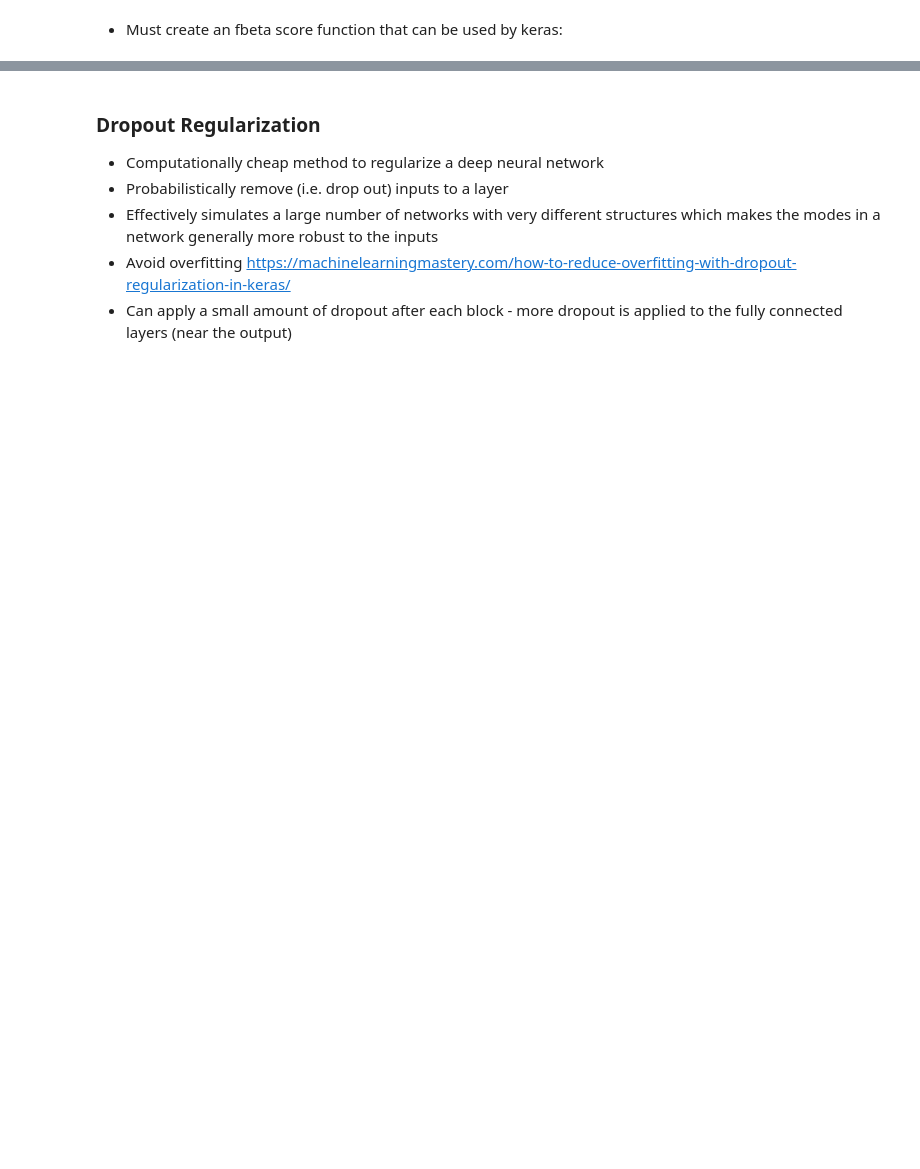
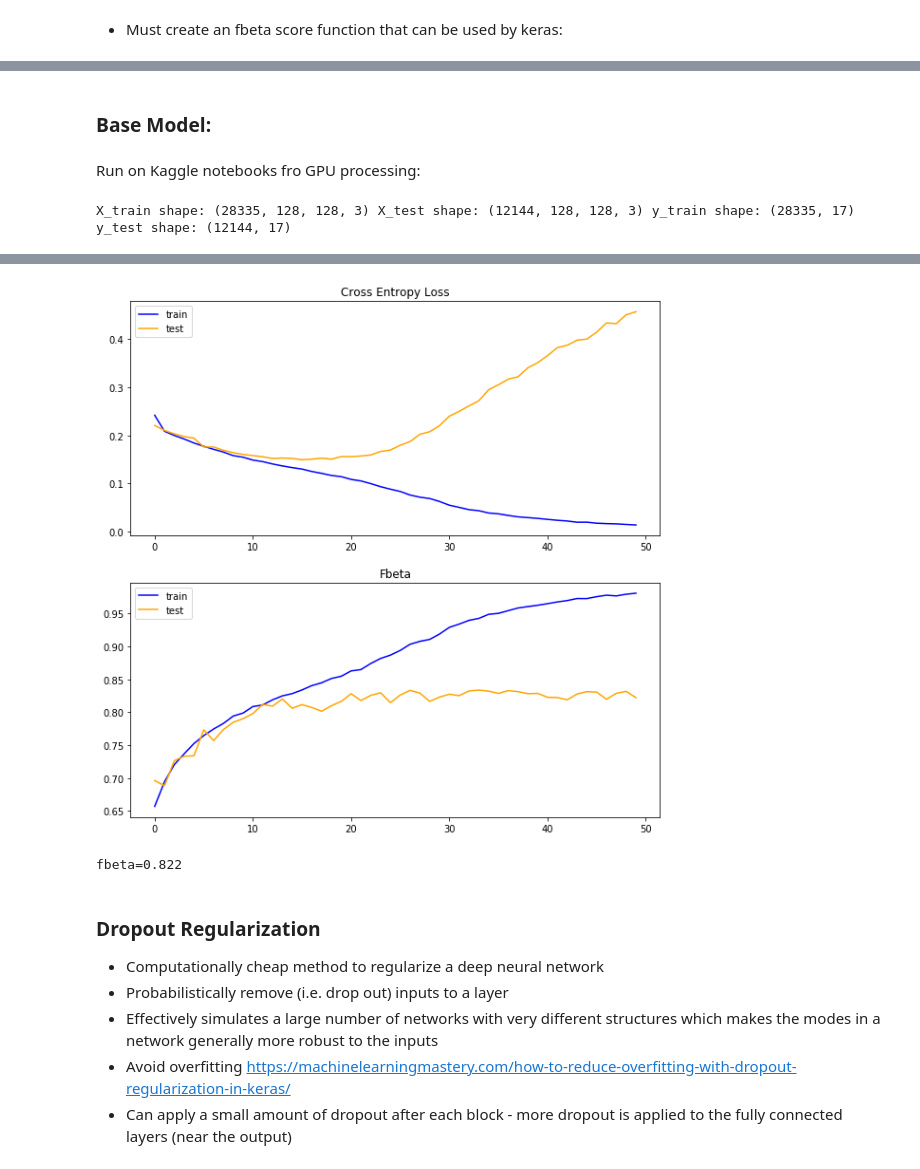
Before and after one commit to connormca12/Springboard-Projects, a Jupyter notebook: capstone-2/notebooks/machine_learning.ipynb, the cells around one changed output, grey strips where cells are left out. Drawn from its saved outputs; the diff is of its cells as text; code cells hidden in the pictures; blank space fills up the shorter version.

Commit message:
updates to machine learning notebook and readme

```diff
--- a/capstone-2/notebooks/machine_learning.ipynb
+++ b/capstone-2/notebooks/machine_learning.ipynb
@@ -433,3 +489,43 @@ def save_data(model_name, history, predictions):
 
   with open(save_predictions_path.format(model_name), 'wb') as file:
     pickle.dump(predictions, file)
+# %%
+def load_model_info(model_name, X_train, y_train, X_test, y_test, augment=False, transfer=False):
+
+    model = load_model(save_model_path.format(model_name))
+    history = pickle.load(open(save_history_path.format(model_name), 'rb'))
+    predictions = pickle.load(open(save_predictions_path.format(model_name), 'rb'))
+
+    # create data generator(s)
+    if augment == True:
+        train_datagen = ImageDataGenerator(rescale=1.0/255.0, horizontal_flip=True, vertical_flip=True, rotation_range=90)
+        test_datagen = ImageDataGenerator(rescale=1.0/255.0)
+
+         # prepare iterators
+        train_it = train_datagen.flow(X_train, y_train, batch_size=128)
+        test_it = test_datagen.flow(X_test, y_test, batch_size=128)
+
+    elif transfer == False:
+        # no augmentation
+        datagen = ImageDataGenerator(rescale=1.0/255.0)
+
+        # prepare iterators
+        train_it = datagen.flow(X_train, y_train, batch_size=128)
+        test_it = datagen.flow(X_test, y_test, batch_size=128, shuffle=False)
+
+    else:
+        # create data generator for transfer learning
+        datagen = ImageDataGenerator(featurewise_center=True)
+        # specify imagenet mean values for centering
+        datagen.mean = [123.68, 116.779, 103.939]
+
+        # prepare iterators
+        train_it = datagen.flow(X_train, y_train, batch_size=128)
+        test_it = datagen.flow(X_test, y_test, batch_size=128)
+
+    loss, fbeta = model.evaluate_generator(test_it, steps=len(test_it), verbose=0)
+    print('> loss=%.3f, fbeta=%.3f' % (loss, fbeta))
+
+    #summarize_diagnostics(history)
+
+    return model, history, predictions
@@ -436 +544,5 @@ def save_data(model_name, history, predictions):
+# %% [markdown]
+### Base Model:
+# %% [markdown]
+Run on Kaggle notebooks fro GPU processing:
 # %%
@@ -454,0 +572,8 @@ print('Time: ', (stop - start) / 60)
+# %%
+# load dataset
+X_train, y_train, X_test, y_test = load_dataset('processed_data_full.npz')
+# %% [output]
+X_train shape: (28335, 128, 128, 3) X_test shape: (12144, 128, 128, 3) y_train shape: (28335, 17) y_test shape: (12144, 17)
+# %%
+base_model, base_history, _ = load_model_info('base_model', X_train, y_train, X_test, y_test)
+# %% [output]
@@ -455,3 +588,8 @@ print('Time: ', (stop - start) / 60)
+[figure, added]
+# %%
+base_predictions = model_predict(base_model, y_test)
+# %% [output]
+fbeta=0.822
 # %% [markdown]
 ### Dropout Regularization
 - Computationally cheap method to regularize a deep neural network
```
Also changed, not shown: parts of 119 cells of this notebook, 1 other file.
